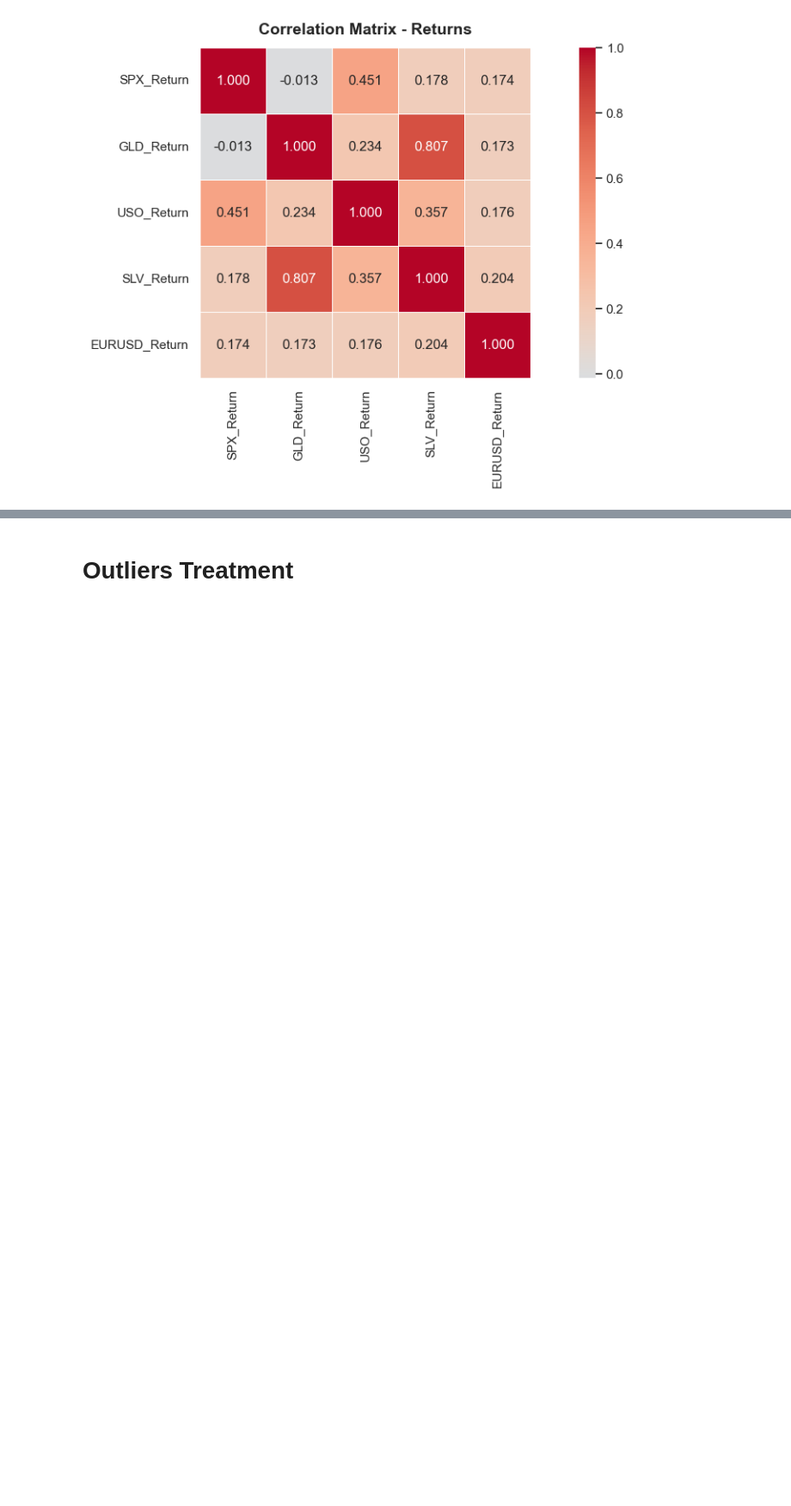
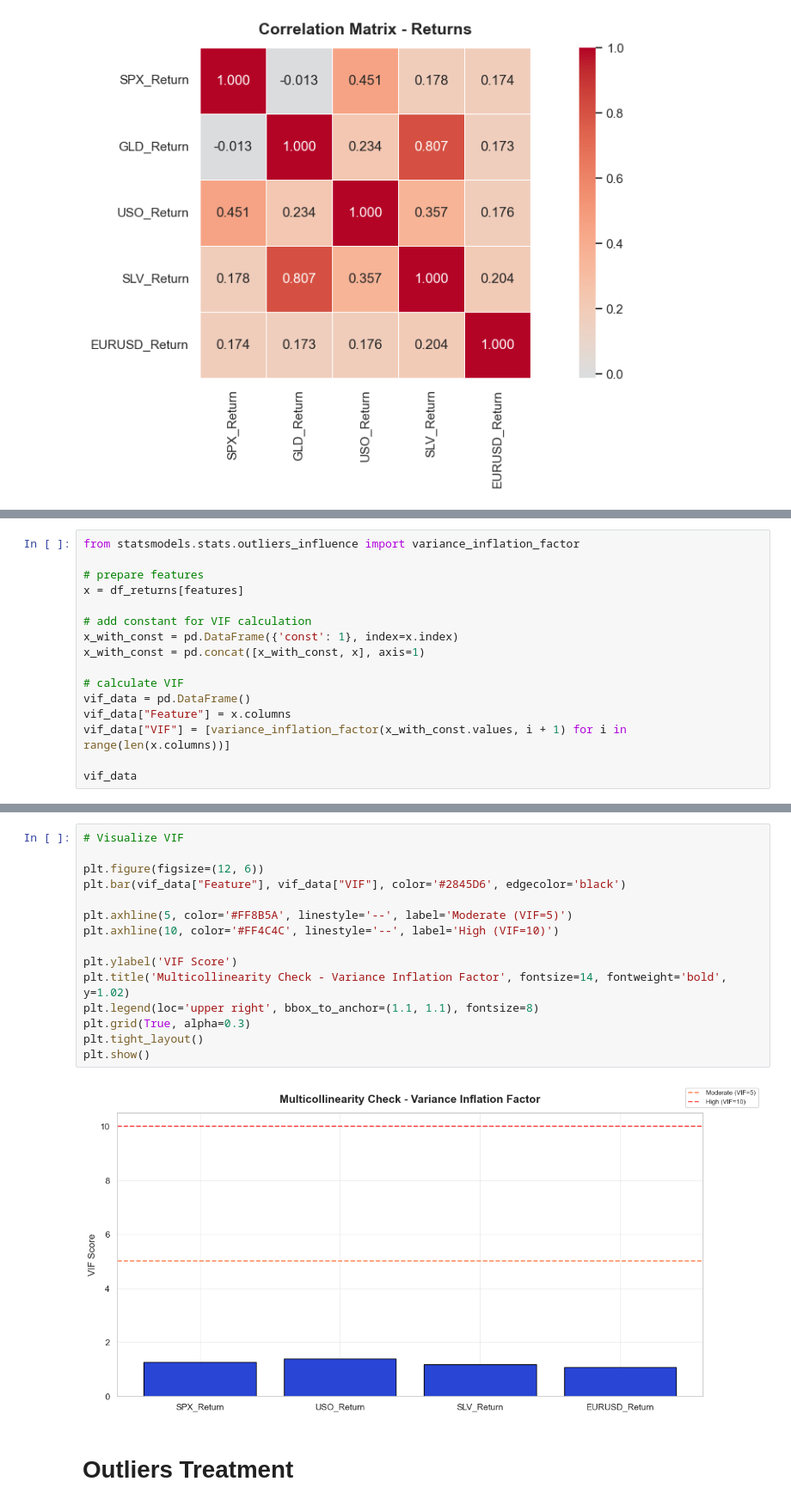
Before and after one commit to tshihab07/gold-price-forecasting, a Jupyter notebook: notebookes/dataPreprocessing.ipynb, the cells around one changed output, grey strips where cells are left out. Shown at 86% size. Cells and saved outputs as stored; diff of their text form; blank space fills up the shorter version.

Commit message:
chore(Multicollinearity Check): implement variance_inflation_factor for Multicollinearity Check

```diff
--- a/notebookes/dataPreprocessing.ipynb
+++ b/notebookes/dataPreprocessing.ipynb
@@ -838,0 +839,16 @@ plt.show()
+# %%
+from statsmodels.stats.outliers_influence import variance_inflation_factor
+
+# prepare features
+x = df_returns[features]
+
+# add constant for VIF calculation
+x_with_const = pd.DataFrame({'const': 1}, index=x.index)
+x_with_const = pd.concat([x_with_const, x], axis=1)
+
+# calculate VIF
+vif_data = pd.DataFrame()
+vif_data["Feature"] = x.columns
+vif_data["VIF"] = [variance_inflation_factor(x_with_const.values, i + 1) for i in range(len(x.columns))]
+
+vif_data
@@ -839,3 +861,20 @@ plt.show()
+# %%
+# Visualize VIF
+
+plt.figure(figsize=(12, 6))
+plt.bar(vif_data["Feature"], vif_data["VIF"], color='#2845D6', edgecolor='black')
+
+plt.axhline(5, color='#FF8B5A', linestyle='--', label='Moderate (VIF=5)')
+plt.axhline(10, color='#FF4C4C', linestyle='--', label='High (VIF=10)')
+
+plt.ylabel('VIF Score')
+plt.title('Multicollinearity Check - Variance Inflation Factor', fontsize=14, fontweight='bold', y=1.02)
+plt.legend(loc='upper right', bbox_to_anchor=(1.1, 1.1), fontsize=8)
+plt.grid(True, alpha=0.3)
+plt.tight_layout()
+plt.show()
+# %% [output]
+[figure, added]
 # %% [markdown]
 # **Outliers Treatment**
 # %% [markdown]
```
Also changed, not shown: parts of 2 cells of this notebook.
